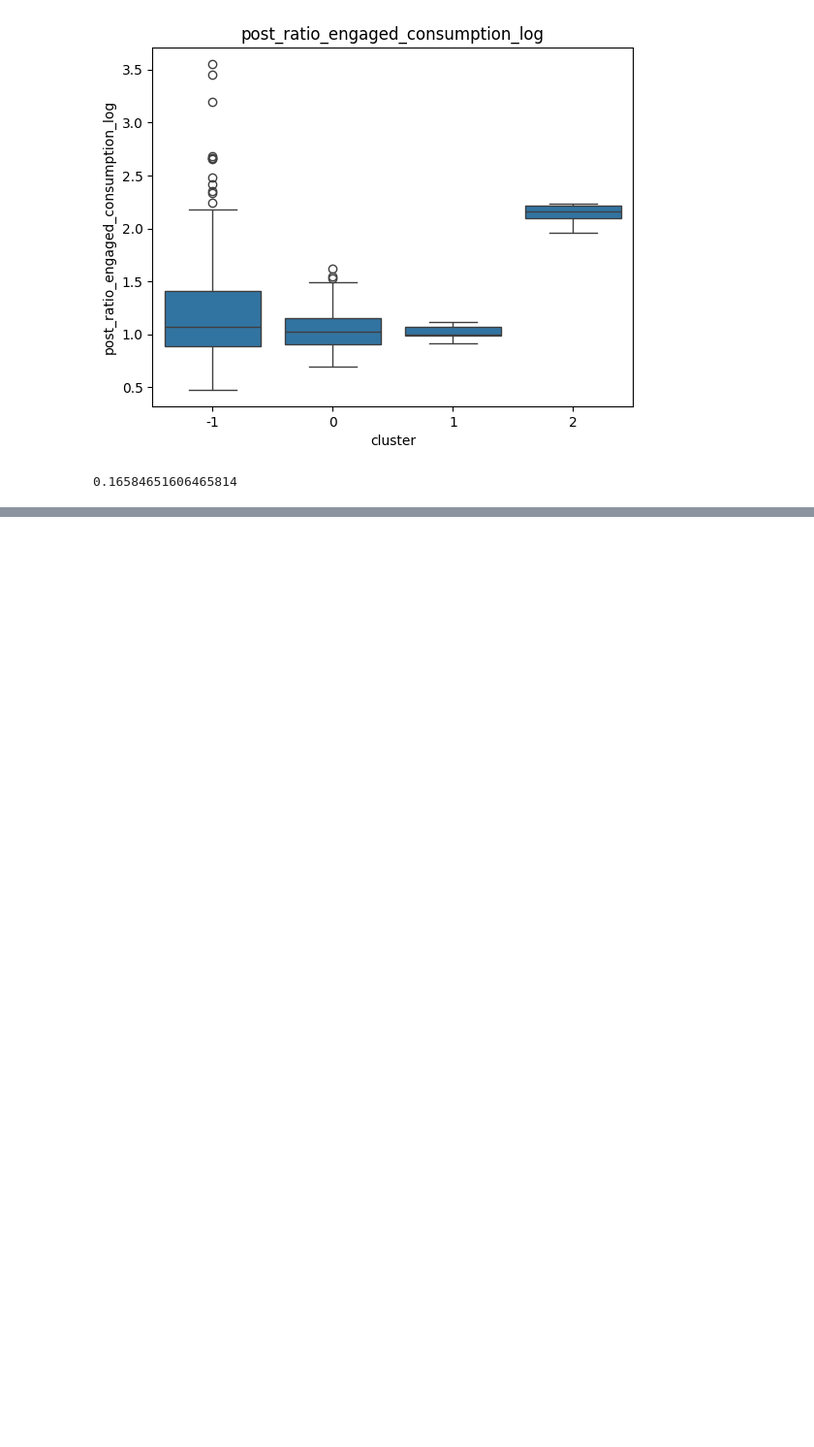
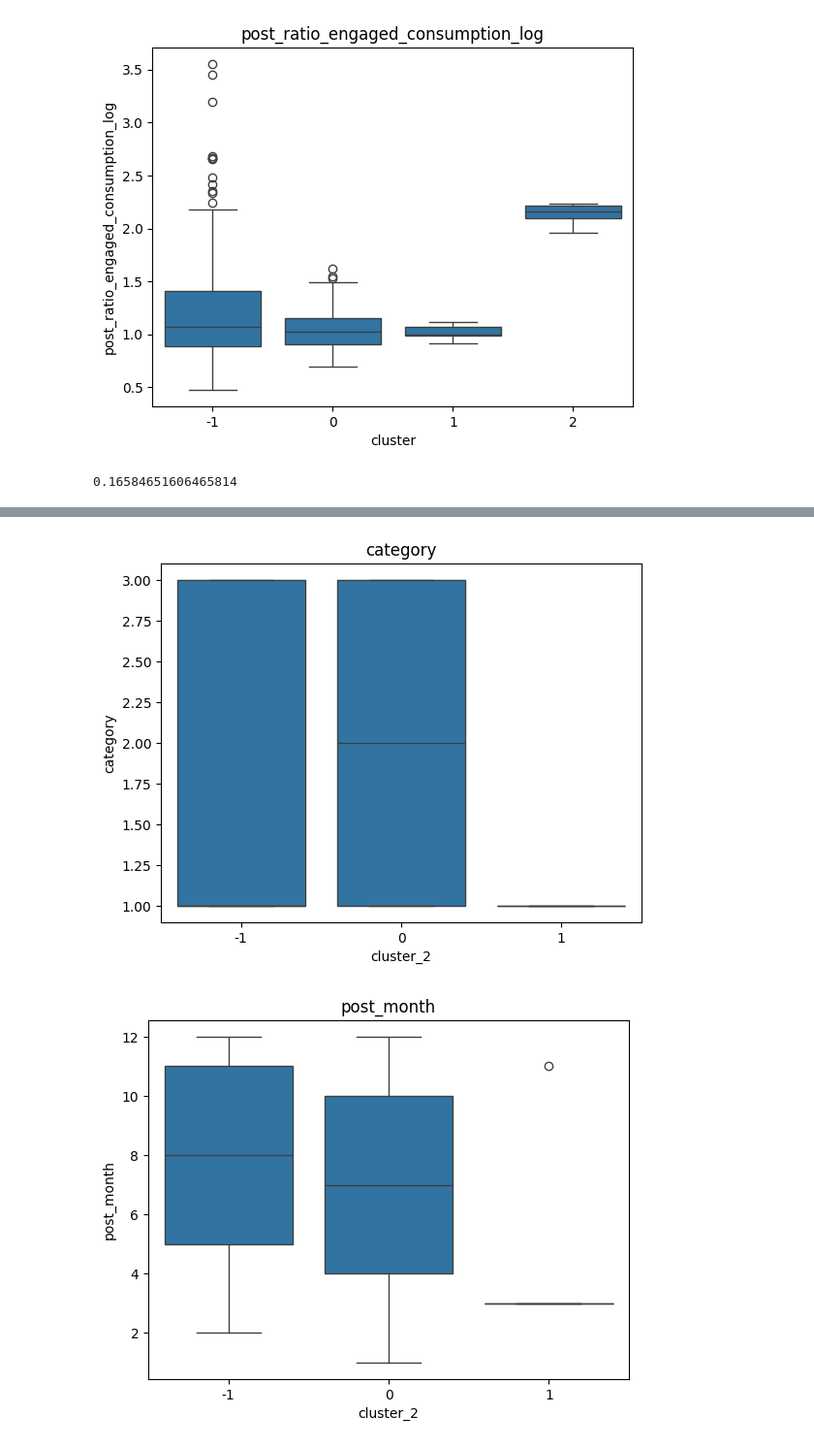
Before and after one commit to liammarsadeh/Facebook-Dataset-Project, a Jupyter notebook: Facebook_Metrices_Clustering.ipynb, the cells around one changed output, grey strips where cells are left out. Shown at 97% size. Drawn from its saved outputs; the diff is of its cells as text; code cells hidden in the pictures; blank space fills up the shorter version.

```diff
--- a/Facebook_Metrices_Clustering.ipynb
+++ b/Facebook_Metrices_Clustering.ipynb
@@ -176,0 +179,4 @@ ss(X_scaled,df['cluster'])
+# %%
+import itertools
+combinations = list(itertools.product(epsilons,min_samples))
+N = len(combinations)
@@ -176,0 +292,8 @@ ss(X_scaled,df['cluster'])
+# %%
+for col in df.columns[1:-2]:  # all scaled features
+    sns.boxplot(x='cluster_2', y=col, data=df)
+    plt.title(col)
+    plt.show()
+# %% [output]
+[figure, added]
+[figure, added]
```
Also changed, not shown: parts of 20 cells of this notebook, 1 other file.
